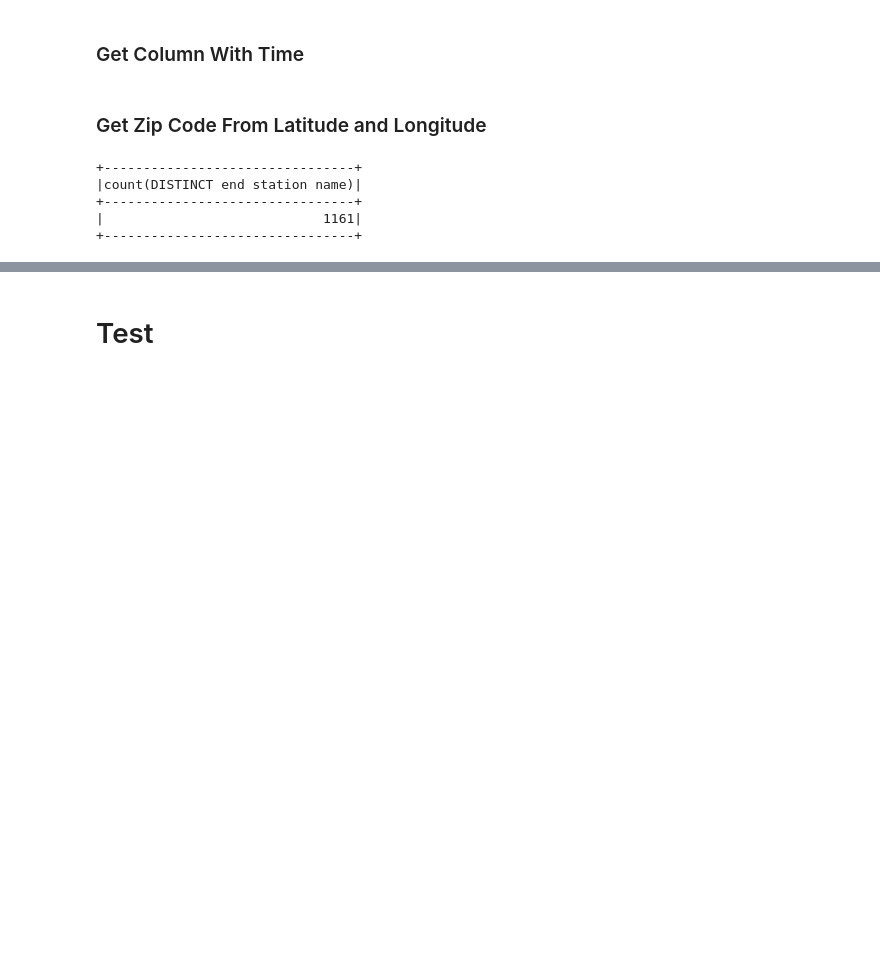
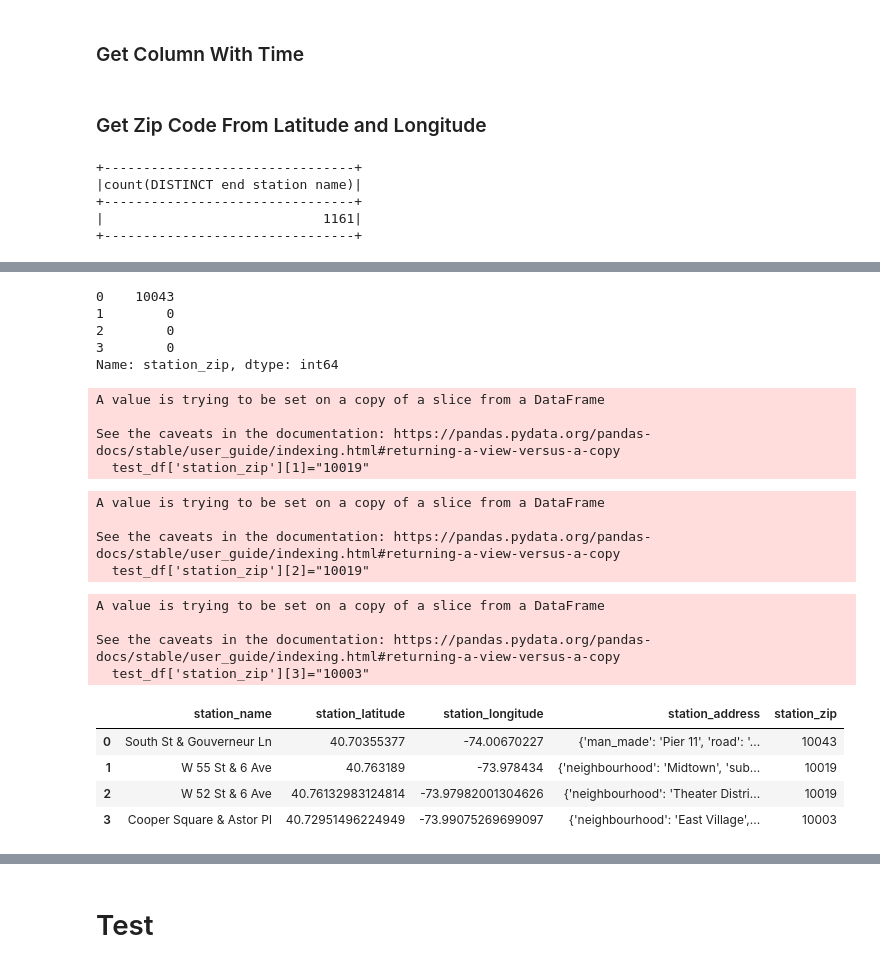
Before and after one commit to jcanque777/covid_citibike, a Jupyter notebook: citibike_data.ipynb, the cells around one changed output, grey strips where cells are left out. Saved outputs shown, nothing was run; the diff lists cells and outputs as text; code cells hidden in the pictures; blank space fills up the shorter version.

Commit message:
feat: Input Values For Missing Zip Codes

```diff
--- a/citibike_data.ipynb
+++ b/citibike_data.ipynb
@@ -240,0 +241,5 @@ Column<b'end station name'>
+# %%
+# test conversion
+lat = station_table.loc[1]['station_latitude']
+long = station_table.loc[1]['station_longitude']
+location = geolocator.reverse(f"{lat}, {long}")
@@ -240,0 +290,3 @@ Column<b'end station name'>
+# %%
+# stations_list_with_zip = []
+stations_list_with_address = []
@@ -240,0 +305,28 @@ Column<b'end station name'>
+# %%
+# put everything together
+for i in range(len(station_table))[1066:]:
+    try:
+        name = station_table.loc[i]['station_name']
+        lat = station_table.loc[i]['station_latitude']
+        long = station_table.loc[i]['station_longitude']
+        location = geolocator.reverse(f"{lat}, {long}")
+        zip_code = location.raw['address']['postcode']
+        station_dictionary = {
+            "station_name": name,
+            "station_latitude": lat,
+            "station_longitude": long,
+            "station_zip": zip_code
+        }
+        stations_list_with_zip.append(station_dictionary)
+    except:
+        name = station_table.loc[i]['station_name']
+        lat = station_table.loc[i]['station_latitude']
+        long = station_table.loc[i]['station_longitude']
+        location = geolocator.reverse(f"{lat}, {long}")
+        address = location.raw['address']
+        station_dictionary = {
+            "station_name": name,
+            "station_latitude": lat,
+            "station_longitude": long,
+            "station_address": address}
+        stations_list_with_address.append(station_dictionary)
@@ -240,0 +343,39 @@ Column<b'end station name'>
+# %%
+test_df['station_zip'][0]="10043"
+# %% [output]
+0    10043
+1        0
+2        0
+3        0
+Name: station_zip, dtype: int64
+# %%
+test_df['station_zip'][1]="10019"
+# %% [output]
+A value is trying to be set on a copy of a slice from a DataFrame
+
+See the caveats in the documentation: https://pandas.pydata.org/pandas-docs/stable/user_guide/indexing.html#returning-a-view-versus-a-copy
+  test_df['station_zip'][1]="10019"
+# %%
+test_df['station_zip'][2]="10019"
+# %% [output]
+A value is trying to be set on a copy of a slice from a DataFrame
+
+See the caveats in the documentation: https://pandas.pydata.org/pandas-docs/stable/user_guide/indexing.html#returning-a-view-versus-a-copy
+  test_df['station_zip'][2]="10019"
+# %%
+test_df['station_zip'][3]="10003"
+# %% [output]
+A value is trying to be set on a copy of a slice from a DataFrame
+
+See the caveats in the documentation: https://pandas.pydata.org/pandas-docs/stable/user_guide/indexing.html#returning-a-view-versus-a-copy
+  test_df['station_zip'][3]="10003"
+# %%
+test_df = pd.DataFrame(stations_list_with_address)
+# %%
+test_df
+# %% [output]
+|  | station_name | station_latitude | station_longitude | station_address | station_zip |
+| 0 | South St & Gouverneur Ln | 40.70355377 | -74.00670227 | {'man_made': 'Pier 11', 'road': '... | 10043 |
+| 1 | W 55 St & 6 Ave | 40.763189 | -73.978434 | {'neighbourhood': 'Midtown', 'sub... | 10019 |
+| 2 | W 52 St & 6 Ave | 40.76132983124814 | -73.97982001304626 | {'neighbourhood': 'Theater Distri... | 10019 |
+| 3 | Cooper Square & Astor Pl | 40.72951496224949 | -73.99075269699097 | {'neighbourhood': 'East Village',... | 10003 |
```
Also changed, not shown: parts of 49 cells of this notebook.
